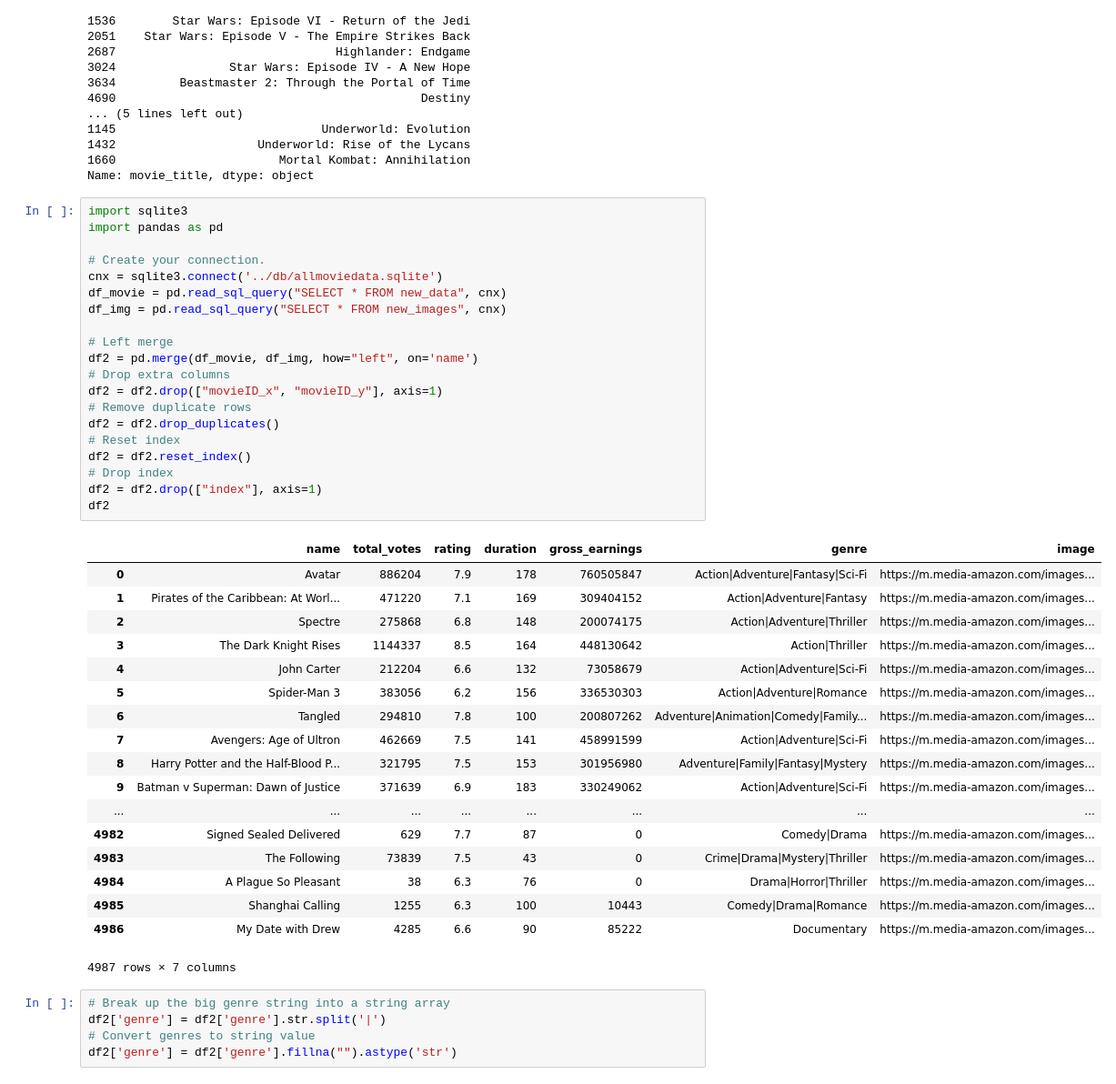
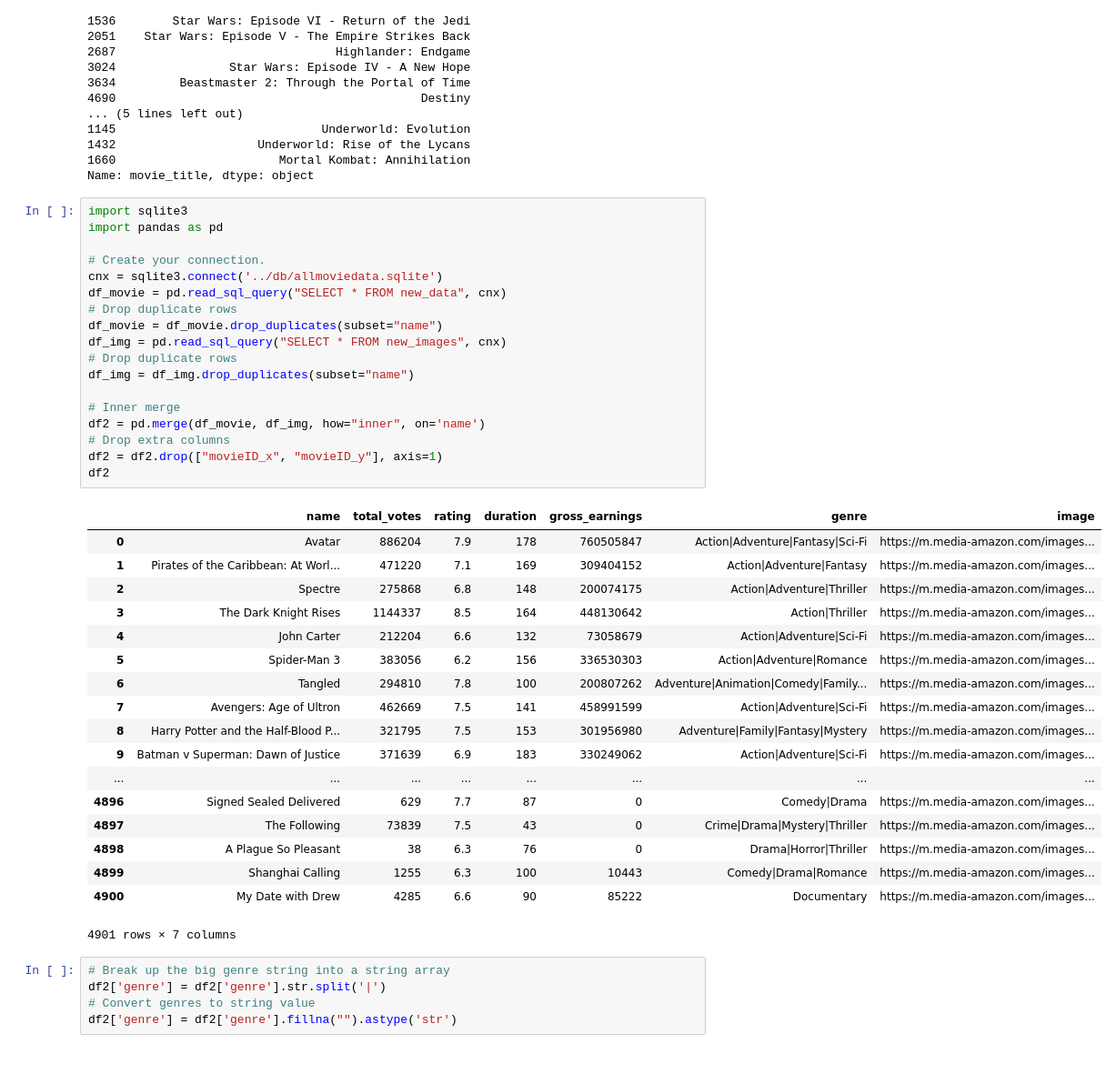
Before and after one commit to czwong/Movie_Machine_Learning, a Jupyter notebook: Resources/Movie_Recomendations.ipynb, the cells around one changed output. Shown: that part at 91% size. Saved outputs shown, nothing was run; the diff lists cells and outputs as text.

Commit message:
movie recommender updates

```diff
--- a/Resources/Movie_Recomendations.ipynb
+++ b/Resources/Movie_Recomendations.ipynb
@@ -74,42 +74,40 @@ Name: movie_title, dtype: object
 # %%
 import sqlite3
 import pandas as pd
 
 # Create your connection.
 cnx = sqlite3.connect('../db/allmoviedata.sqlite')
 df_movie = pd.read_sql_query("SELECT * FROM new_data", cnx)
+# Drop duplicate rows
+df_movie = df_movie.drop_duplicates(subset="name")
 df_img = pd.read_sql_query("SELECT * FROM new_images", cnx)
+# Drop duplicate rows
+df_img = df_img.drop_duplicates(subset="name")
 
-# Left merge
-df2 = pd.merge(df_movie, df_img, how="left", on='name')
+# Inner merge
+df2 = pd.merge(df_movie, df_img, how="inner", on='name')
 # Drop extra columns
 df2 = df2.drop(["movieID_x", "movieID_y"], axis=1)
-# Remove duplicate rows
-df2 = df2.drop_duplicates()
-# Reset index
-df2 = df2.reset_index()
-# Drop index
-df2 = df2.drop(["index"], axis=1)
 df2
 # %% [output]
 |  | name | total_votes | rating | duration | gross_earnings | genre | image |
 | 0 | Avatar | 886204 | 7.9 | 178 | 760505847 | Action|Adventure|Fantasy|Sci-Fi | https://m.media-amazon.com/images... |
 | 1 | Pirates of the Caribbean: At Worl... | 471220 | 7.1 | 169 | 309404152 | Action|Adventure|Fantasy | https://m.media-amazon.com/images... |
 | 2 | Spectre | 275868 | 6.8 | 148 | 200074175 | Action|Adventure|Thriller | https://m.media-amazon.com/images... |
 | 3 | The Dark Knight Rises | 1144337 | 8.5 | 164 | 448130642 | Action|Thriller | https://m.media-amazon.com/images... |
 | 4 | John Carter | 212204 | 6.6 | 132 | 73058679 | Action|Adventure|Sci-Fi | https://m.media-amazon.com/images... |
 | 5 | Spider-Man 3 | 383056 | 6.2 | 156 | 336530303 | Action|Adventure|Romance | https://m.media-amazon.com/images... |
 | 6 | Tangled | 294810 | 7.8 | 100 | 200807262 | Adventure|Animation|Comedy|Family... | https://m.media-amazon.com/images... |
 | 7 | Avengers: Age of Ultron | 462669 | 7.5 | 141 | 458991599 | Action|Adventure|Sci-Fi | https://m.media-amazon.com/images... |
 | 8 | Harry Potter and the Half-Blood P... | 321795 | 7.5 | 153 | 301956980 | Adventure|Family|Fantasy|Mystery | https://m.media-amazon.com/images... |
 | 9 | Batman v Superman: Dawn of Justice | 371639 | 6.9 | 183 | 330249062 | Action|Adventure|Sci-Fi | https://m.media-amazon.com/images... |
 | ... | ... | ... | ... | ... | ... | ... | ... |
-| 4982 | Signed Sealed Delivered | 629 | 7.7 | 87 | 0 | Comedy|Drama | https://m.media-amazon.com/images... |
-| 4983 | The Following | 73839 | 7.5 | 43 | 0 | Crime|Drama|Mystery|Thriller | https://m.media-amazon.com/images... |
-| 4984 | A Plague So Pleasant | 38 | 6.3 | 76 | 0 | Drama|Horror|Thriller | https://m.media-amazon.com/images... |
-| 4985 | Shanghai Calling | 1255 | 6.3 | 100 | 10443 | Comedy|Drama|Romance | https://m.media-amazon.com/images... |
-| 4986 | My Date with Drew | 4285 | 6.6 | 90 | 85222 | Documentary | https://m.media-amazon.com/images... |
+| 4896 | Signed Sealed Delivered | 629 | 7.7 | 87 | 0 | Comedy|Drama | https://m.media-amazon.com/images... |
+| 4897 | The Following | 73839 | 7.5 | 43 | 0 | Crime|Drama|Mystery|Thriller | https://m.media-amazon.com/images... |
+| 4898 | A Plague So Pleasant | 38 | 6.3 | 76 | 0 | Drama|Horror|Thriller | https://m.media-amazon.com/images... |
+| 4899 | Shanghai Calling | 1255 | 6.3 | 100 | 10443 | Comedy|Drama|Romance | https://m.media-amazon.com/images... |
+| 4900 | My Date with Drew | 4285 | 6.6 | 90 | 85222 | Documentary | https://m.media-amazon.com/images... |
-4987 rows × 7 columns
+4901 rows × 7 columns
 # %%
 # Break up the big genre string into a string array
 df2['genre'] = df2['genre'].str.split('|')
```
Also changed, not shown: parts of 2 cells of this notebook.
